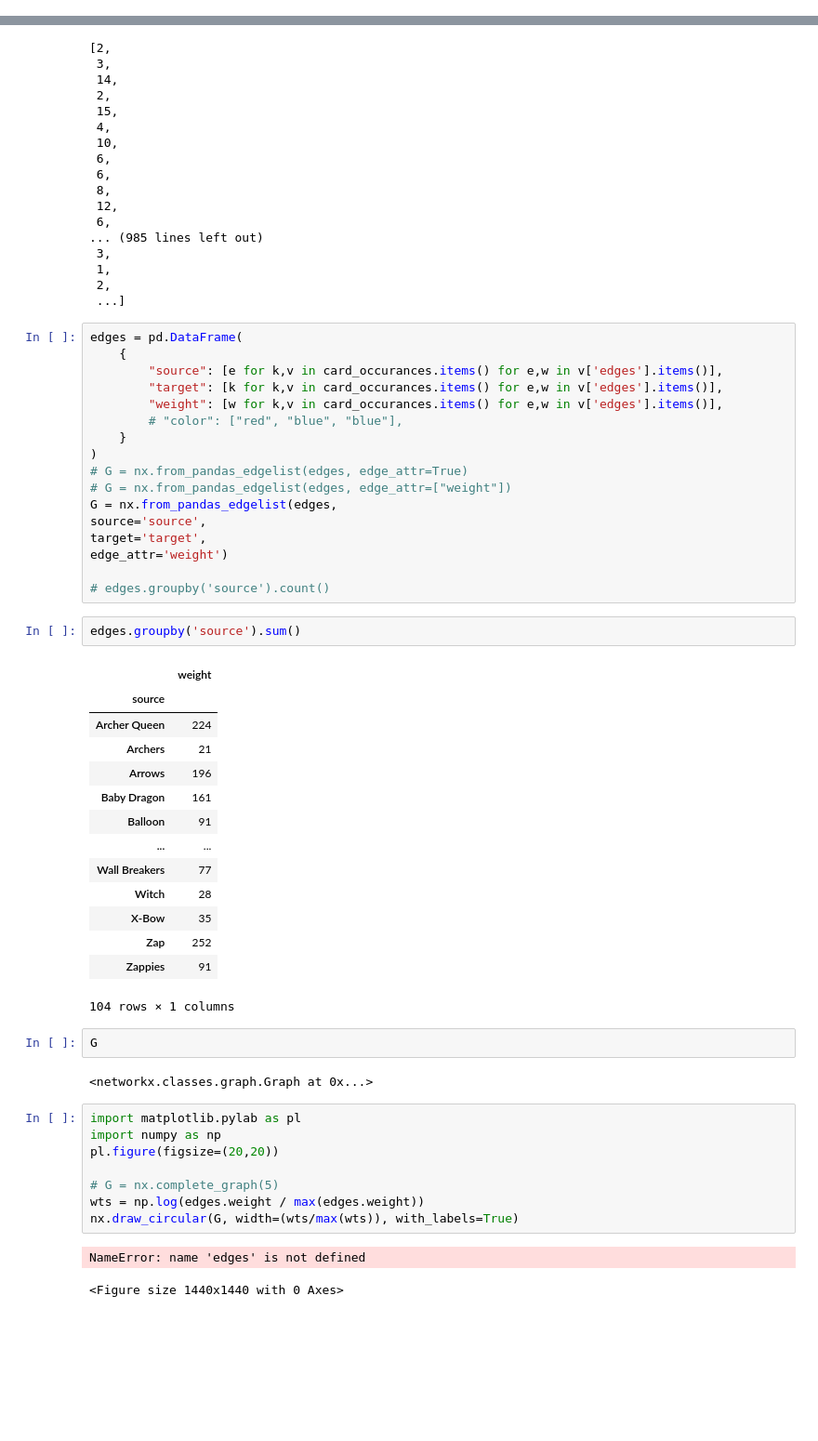
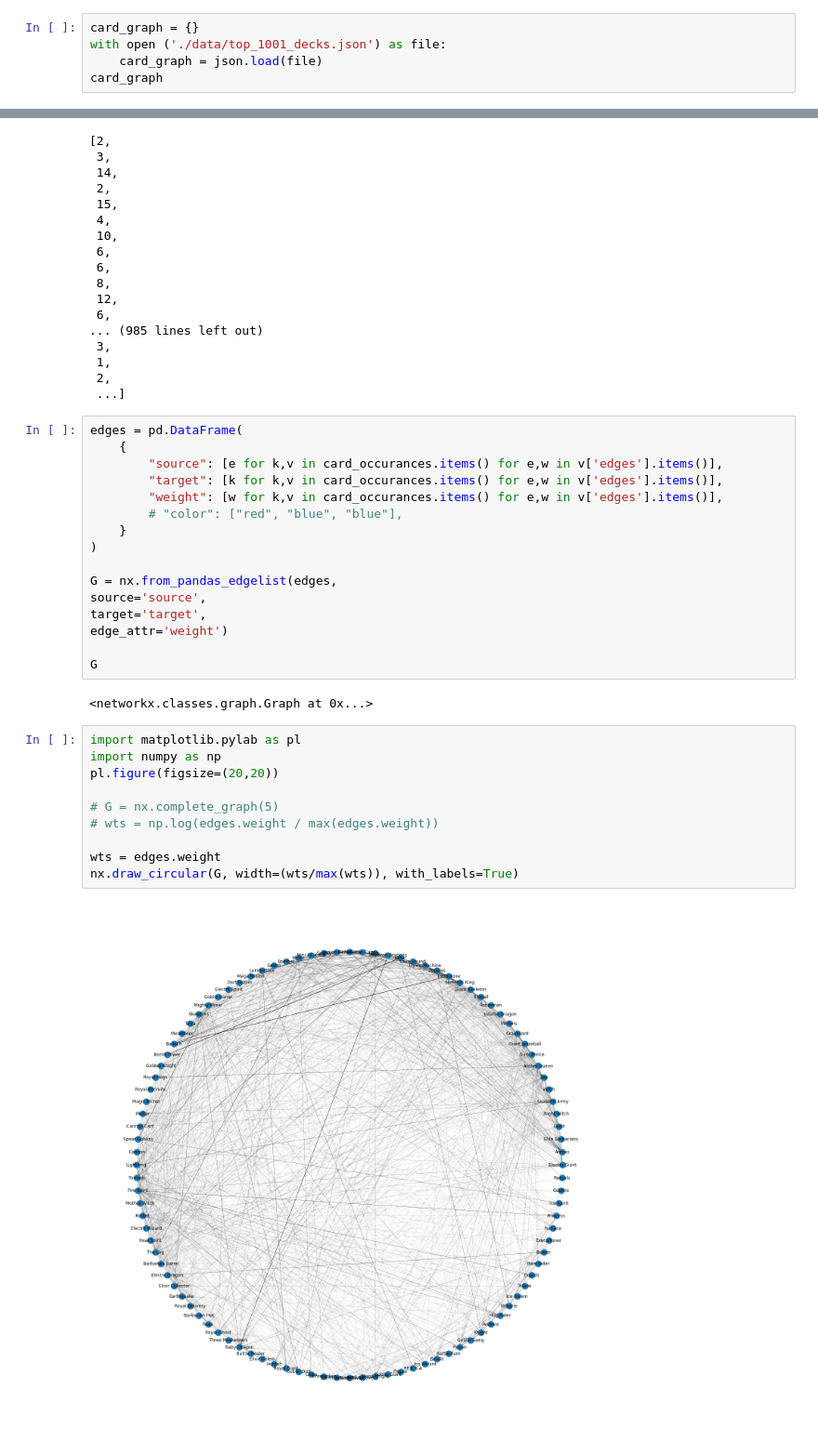
Before and after one commit to KoyaS/cr-synergy, a Jupyter notebook: cr-synergy.ipynb, the cells around one changed output, grey strips where cells are left out. Shown at 93% size. Saved outputs shown, nothing was run; the diff lists cells and outputs as text; blank space fills up the shorter version.

```diff
--- a/cr-synergy.ipynb
+++ b/cr-synergy.ipynb
@@ -134,0 +130,5 @@ import pandas as pd
+# %%
+card_graph = {}
+with open ('./data/top_1001_decks.json') as file:
+    card_graph = json.load(file)
+card_graph
@@ -170,43 +194,24 @@ edges = pd.DataFrame(
         # "color": ["red", "blue", "blue"],
     }
 )
-# G = nx.from_pandas_edgelist(edges, edge_attr=True)
-# G = nx.from_pandas_edgelist(edges, edge_attr=["weight"])
+
 G = nx.from_pandas_edgelist(edges,
 source='source',
 target='target',
 edge_attr='weight')
 
-# edges.groupby('source').count()
+G
+# %% [output]
+<networkx.classes.graph.Graph at 0x...>
-# %%
-edges.groupby('source').sum()
-# %% [output]
-|  | weight |
-| source |  |
-| Archer Queen | 224 |
-| Archers | 21 |
-| Arrows | 196 |
-| Baby Dragon | 161 |
-| Balloon | 91 |
-| ... | ... |
-| Wall Breakers | 77 |
-| Witch | 28 |
-| X-Bow | 35 |
-| Zap | 252 |
-| Zappies | 91 |
-104 rows × 1 columns
-# %%
-G
-# %% [output]
-<networkx.classes.graph.Graph at 0x...>
 # %%
 import matplotlib.pylab as pl
 import numpy as np
 pl.figure(figsize=(20,20))
 
 # G = nx.complete_graph(5)
-wts = np.log(edges.weight / max(edges.weight))
+# wts = np.log(edges.weight / max(edges.weight))
+
+wts = edges.weight
 nx.draw_circular(G, width=(wts/max(wts)), with_labels=True)
 # %% [output]
-NameError: name 'edges' is not defined
-<Figure size 1440x1440 with 0 Axes>
+[figure, added]
```
Also changed, not shown: parts of 7 cells of this notebook, 2 other files.
